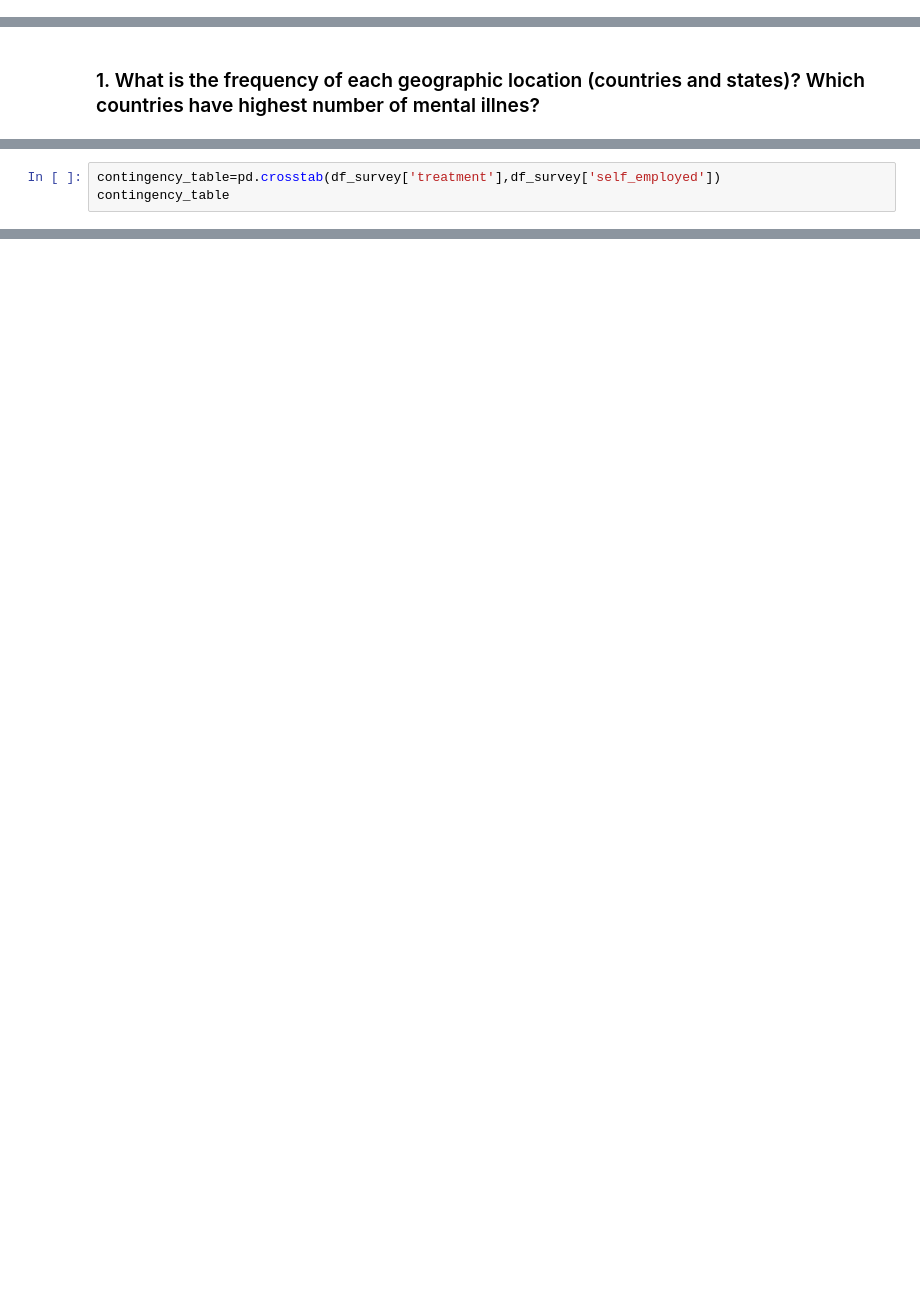
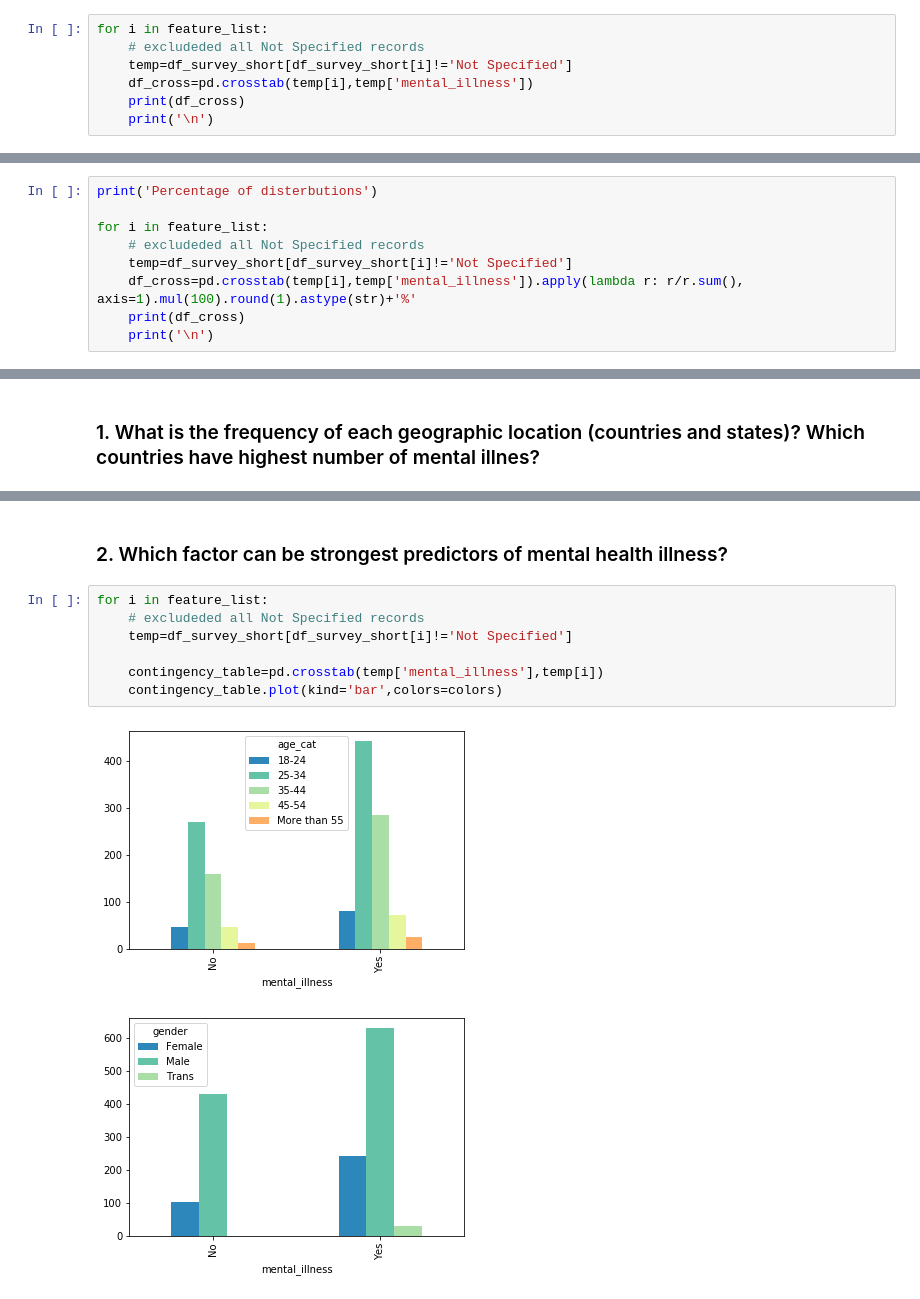
Before and after one commit to tsengel11/mental-health-analysis-, a Jupyter notebook: Assignment1_PartB.ipynb, the cells around one changed output, grey strips where cells are left out. Saved outputs shown, nothing was run; the diff lists cells and outputs as text; blank space fills up the shorter version.

```diff
--- a/Assignment1_PartB.ipynb
+++ b/Assignment1_PartB.ipynb
@@ -458,0 +475,7 @@ df_survey_2016=df_survey_2016[['Country'
+# %%
+for i in feature_list:
+    # excludeded all Not Specified records
+    temp=df_survey_short[df_survey_short[i]!='Not Specified']
+    df_cross=pd.crosstab(temp[i],temp['mental_illness'])
+    print(df_cross)
+    print('\n')
@@ -458,0 +500,9 @@ df_survey_2016=df_survey_2016[['Country'
+# %%
+print('Percentage of disterbutions')
+
+for i in feature_list:
+    # excludeded all Not Specified records
+    temp=df_survey_short[df_survey_short[i]!='Not Specified']
+    df_cross=pd.crosstab(temp[i],temp['mental_illness']).apply(lambda r: r/r.sum(), axis=1).mul(100).round(1).astype(str)+'%'
+    print(df_cross)
+    print('\n')
@@ -577,3 +712,0 @@ df_survey.describe(include=['O'])
-# %%
-contingency_table=pd.crosstab(df_survey['treatment'],df_survey['self_employed'])
-contingency_table
@@ -839,0 +726,12 @@ array([0])
+# %% [markdown]
+### 2. Which factor can be strongest predictors of mental health illness?
+# %%
+for i in feature_list:
+    # excludeded all Not Specified records
+    temp=df_survey_short[df_survey_short[i]!='Not Specified']
+
+    contingency_table=pd.crosstab(temp['mental_illness'],temp[i])
+    contingency_table.plot(kind='bar',colors=colors)
+# %% [output]
+[figure, added]
+[figure, added]
```
Also changed, not shown: parts of 173 cells of this notebook.
